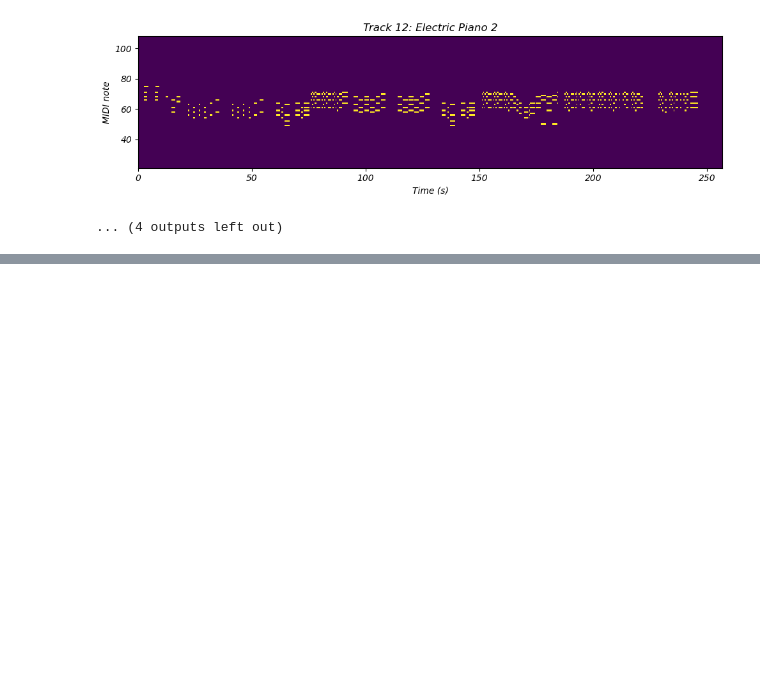
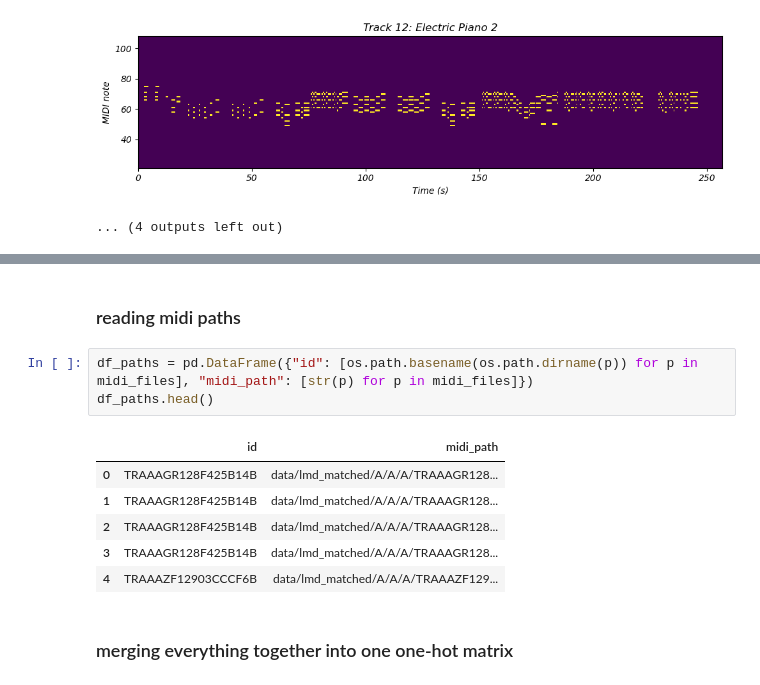
Before and after one commit to Alkhatir/duet-of-models, a Jupyter notebook: data_exploring.ipynb, the cells around one changed output, grey strips where cells are left out. Drawn from its saved outputs; the diff is of its cells as text; blank space fills up the shorter version.

```diff
--- a/data_exploring.ipynb
+++ b/data_exploring.ipynb
@@ -430,0 +466,14 @@ plt.show()
+# %% [markdown]
+### reading midi paths
+# %%
+df_paths = pd.DataFrame({"id": [os.path.basename(os.path.dirname(p)) for p in midi_files], "midi_path": [str(p) for p in midi_files]})
+df_paths.head()
+# %% [output]
+|  | id | midi_path |
+| 0 | TRAAAGR128F425B14B | data/lmd_matched/A/A/A/TRAAAGR128... |
+| 1 | TRAAAGR128F425B14B | data/lmd_matched/A/A/A/TRAAAGR128... |
+| 2 | TRAAAGR128F425B14B | data/lmd_matched/A/A/A/TRAAAGR128... |
+| 3 | TRAAAGR128F425B14B | data/lmd_matched/A/A/A/TRAAAGR128... |
+| 4 | TRAAAZF12903CCCF6B | data/lmd_matched/A/A/A/TRAAAZF129... |
+# %% [markdown]
+### merging everything together into one one-hot matrix
```
Also changed, not shown: parts of 11 cells of this notebook, 2 other files.
